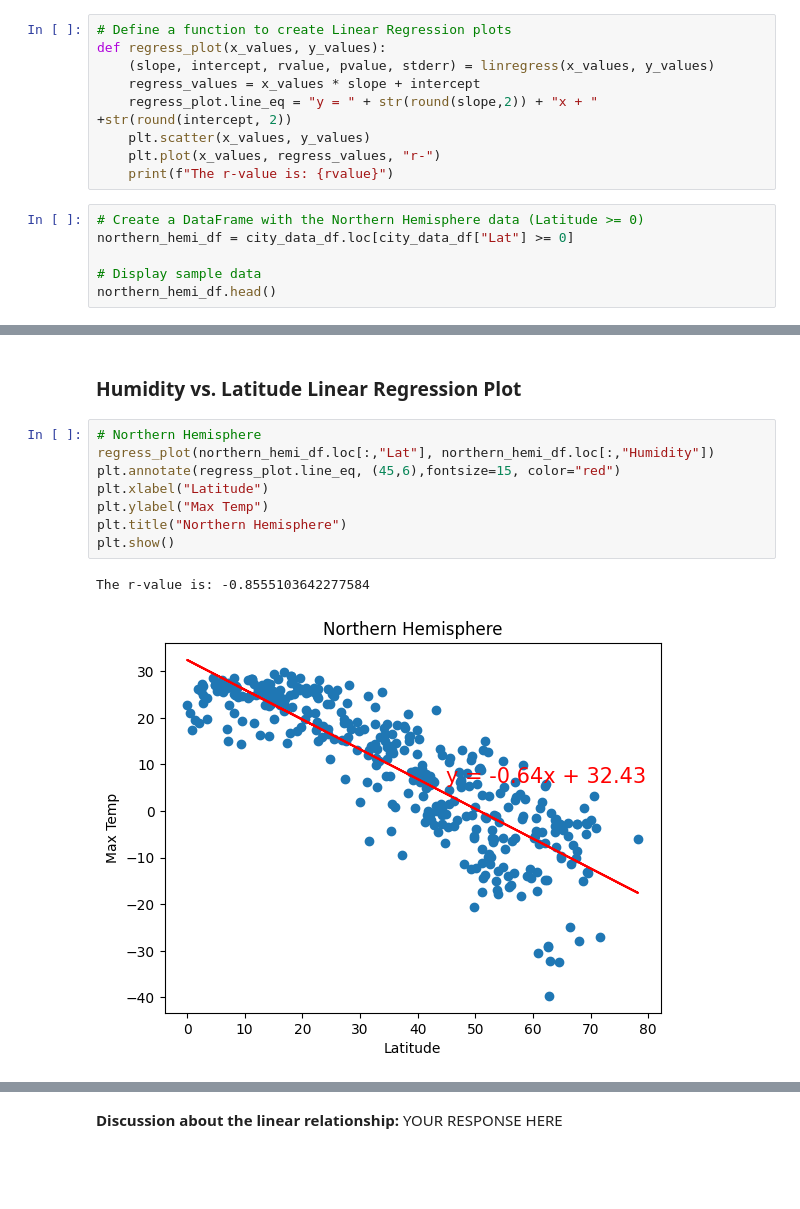
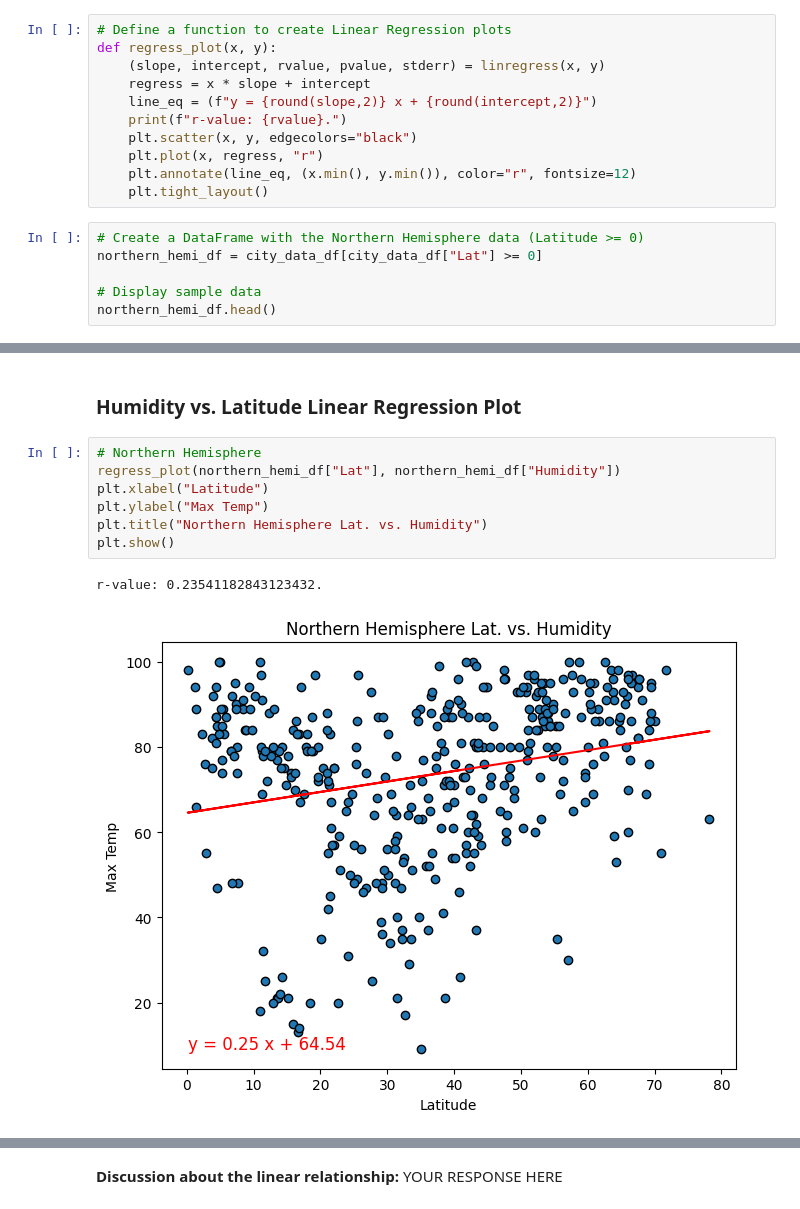
Before and after one commit to IlirHajdari/python-api-challenge, a Jupyter notebook: starter_code/WeatherPy.ipynb, the cells around one changed output, grey strips where cells are left out. Drawn from its saved outputs; the diff is of its cells as text; blank space fills up the shorter version.

```diff
--- a/starter_code/WeatherPy.ipynb
+++ b/starter_code/WeatherPy.ipynb
@@ -268,16 +268,18 @@ plt.show()
 ## Requirement 2: Compute Linear Regression for Each Relationship
 # %%
 # Define a function to create Linear Regression plots
-def regress_plot(x_values, y_values):
-    (slope, intercept, rvalue, pvalue, stderr) = linregress(x_values, y_values)
-    regress_values = x_values * slope + intercept
-    regress_plot.line_eq = "y = " + str(round(slope,2)) + "x + " +str(round(intercept, 2))
-    plt.scatter(x_values, y_values)
-    plt.plot(x_values, regress_values, "r-")
-    print(f"The r-value is: {rvalue}")
+def regress_plot(x, y):
+    (slope, intercept, rvalue, pvalue, stderr) = linregress(x, y)
+    regress = x * slope + intercept
+    line_eq = (f"y = {round(slope,2)} x + {round(intercept,2)}")
+    print(f"r-value: {rvalue}.")
+    plt.scatter(x, y, edgecolors="black")
+    plt.plot(x, regress, "r")
+    plt.annotate(line_eq, (x.min(), y.min()), color="r", fontsize=12)
+    plt.tight_layout()
 # %%
 # Create a DataFrame with the Northern Hemisphere data (Latitude >= 0)
-northern_hemi_df = city_data_df.loc[city_data_df["Lat"] >= 0]
+northern_hemi_df = city_data_df[city_data_df["Lat"] >= 0]
 
 # Display sample data
 northern_hemi_df.head()
@@ -333,14 +333,13 @@ The r-value is: 0.6814370321916065
 ### Humidity vs. Latitude Linear Regression Plot
 # %%
 # Northern Hemisphere
-regress_plot(northern_hemi_df.loc[:,"Lat"], northern_hemi_df.loc[:,"Humidity"])
-plt.annotate(regress_plot.line_eq, (45,6),fontsize=15, color="red")
+regress_plot(northern_hemi_df["Lat"], northern_hemi_df["Humidity"])
 plt.xlabel("Latitude")
 plt.ylabel("Max Temp")
-plt.title("Northern Hemisphere")
+plt.title("Northern Hemisphere Lat. vs. Humidity")
 plt.show()
 # %% [output]
-The r-value is: -0.8555103642277584
+r-value: 0.23541182843123432.
-[figure, old version]
+[figure, new version]
 # %%
 # Southern Hemisphere
```
Also changed, not shown: parts of 20 cells of this notebook.
